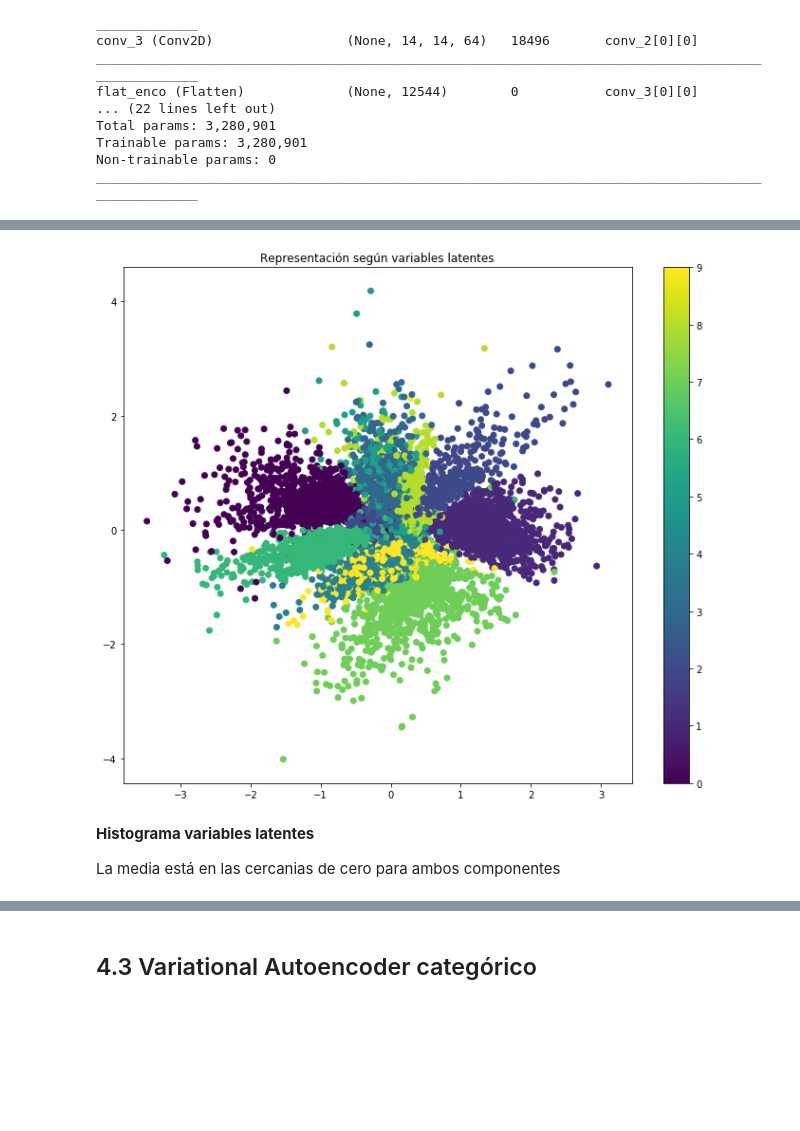
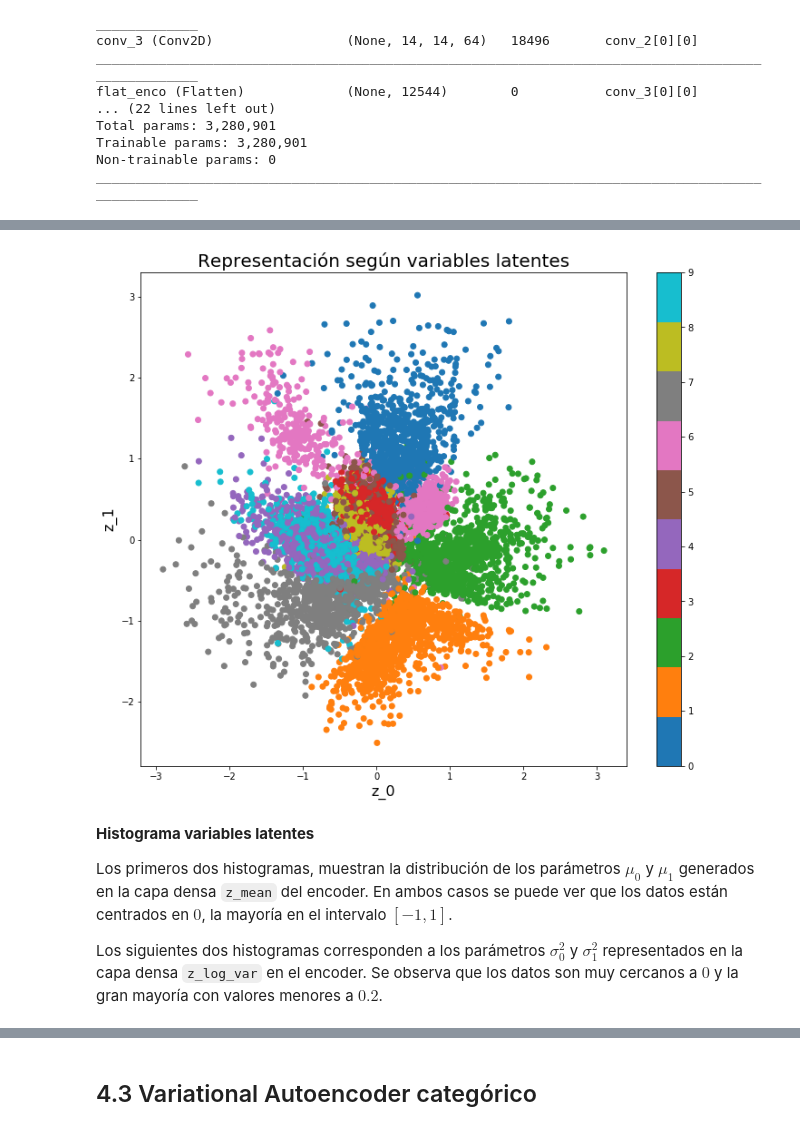
Before and after one commit to mibanez-parraguez/INF395-Tarea2, a Jupyter notebook: T2_p4.ipynb, the cells around one changed output, grey strips where cells are left out. Cells and saved outputs as stored; diff of their text form; code cells hidden in the pictures; blank space fills up the shorter version.

```diff
--- a/T2_p4.ipynb
+++ b/T2_p4.ipynb
@@ -556,15 +646,19 @@ Epoch 30/30
 # %%
 x_test_encoded = np.array(vae_encoder.predict(x_test, batch_size=batch_size))
 
 plt.figure(figsize=(12, 10))
-plt.scatter(x_test_encoded[:, 0], x_test_encoded[:, 1], c=y_test)
+plt.scatter(x_test_encoded[:, 0], x_test_encoded[:, 1], c=y_test, cmap='tab10')
 plt.colorbar()
-plt.title("Representación según variables latentes")
+plt.title("Representación según variables latentes", fontsize=20)
+plt.xlabel("z_0", fontsize=16)
+plt.ylabel("z_1", fontsize=16)
 plt.show()
 # %% [output]
-[figure, old version]
+[figure, new version]
-# %% [markdown]
-**Histograma variables latentes**
-
-La media está en las cercanias de cero para ambos componentes
+# %% [markdown]
+**Histograma variables latentes**
+
+Los primeros dos histogramas, muestran la distribución de los parámetros $\mu_0$ y $\mu_1$ generados en la capa densa `z_mean` del encoder. En ambos casos se puede ver que los datos están centrados en $0$, la mayoría en el intervalo $[-1,1]$.
+
+Los siguientes dos histogramas corresponden a los parámetros $\sigma_0^2$ y $\sigma_1^2$ representados en la capa densa `z_log_var` en el encoder. Se observa que los datos son muy cercanos a $0$ y la gran mayoría con valores menores a $0.2$.
 # %%
```
Also changed, not shown: parts of 73 cells of this notebook.
